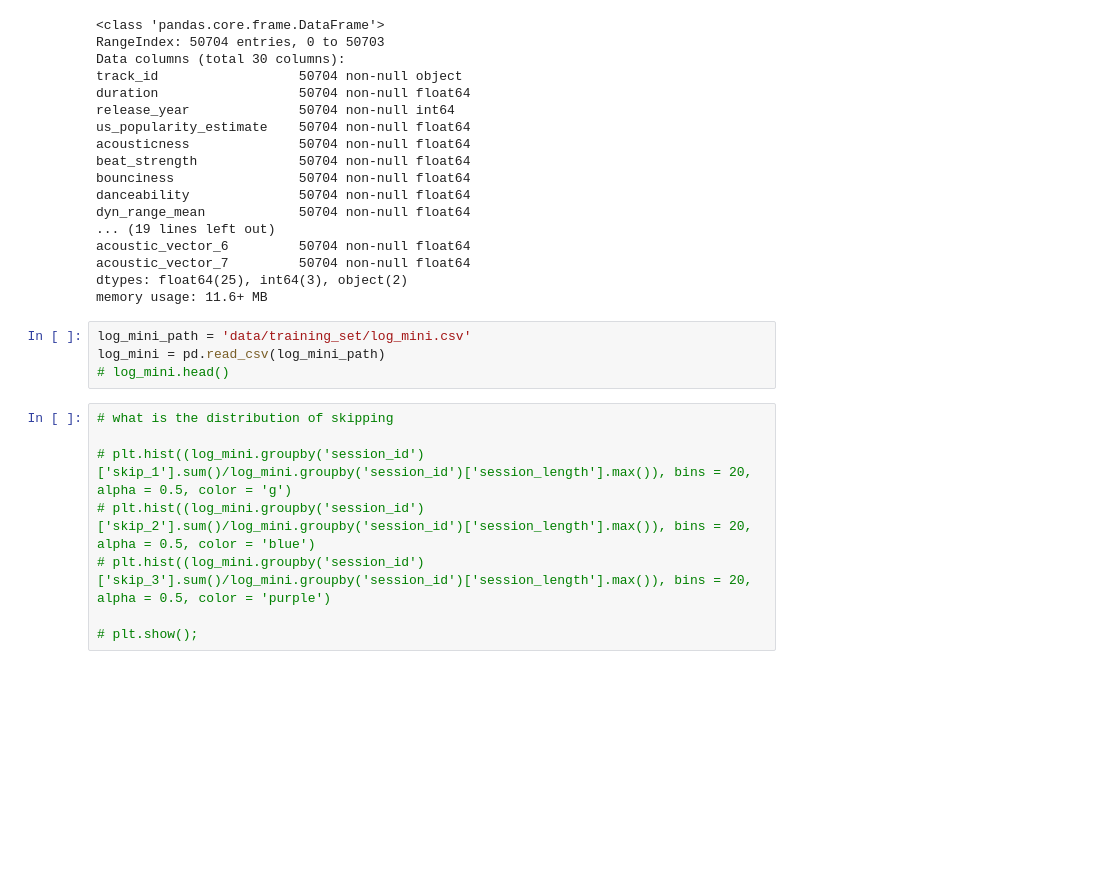
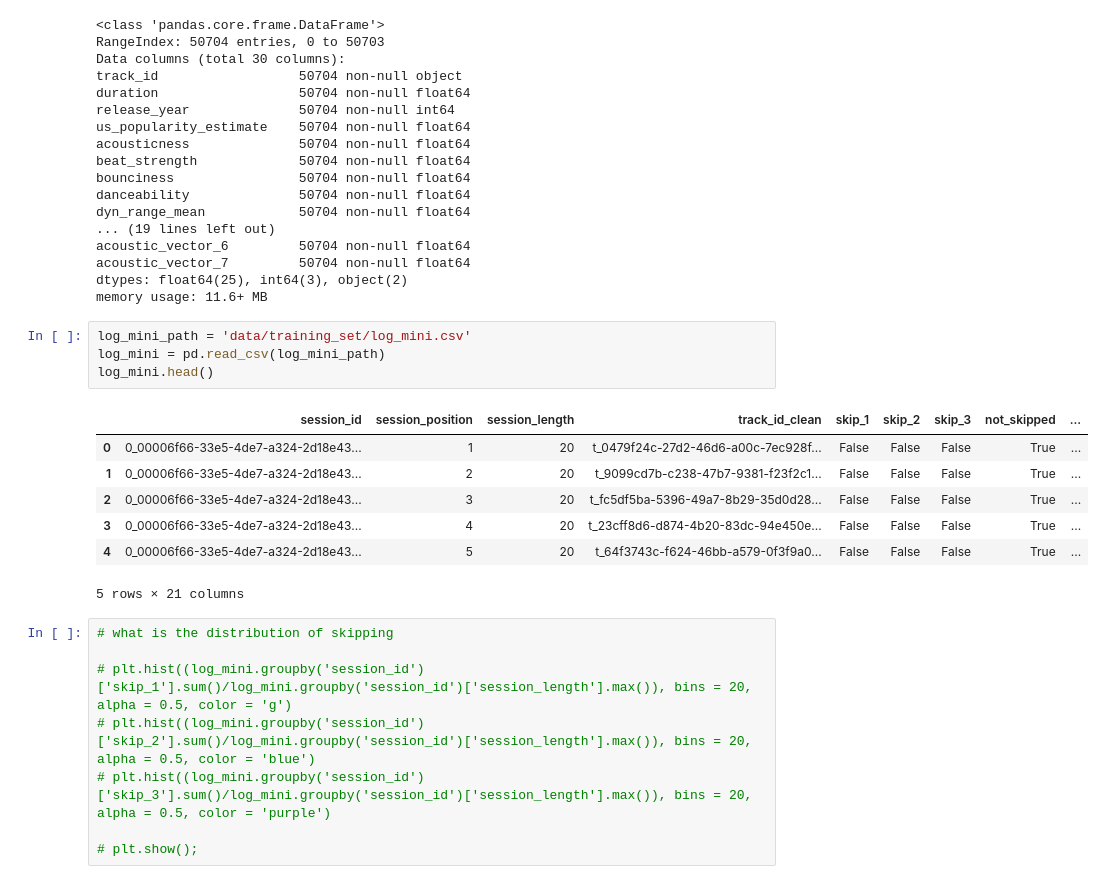
Before and after one commit to cjenniferwong/spotify_skip_predictor, a Jupyter notebook: Initial_EDA_jennwong.ipynb, the cells around one changed output. Cells and saved outputs as stored; diff of their text form; blank space fills up the shorter version.

```diff
--- a/Initial_EDA_jennwong.ipynb
+++ b/Initial_EDA_jennwong.ipynb
@@ -46,7 +46,15 @@ memory usage: 11.6+ MB
 # %%
 log_mini_path = 'data/training_set/log_mini.csv'
 log_mini = pd.read_csv(log_mini_path)
-# log_mini.head()
+log_mini.head()
+# %% [output]
+|  | session_id | session_position | session_length | track_id_clean | skip_1 | skip_2 | skip_3 | not_skipped | ... |
+| 0 | 0_00006f66-33e5-4de7-a324-2d18e43... | 1 | 20 | t_0479f24c-27d2-46d6-a00c-7ec928f... | False | False | False | True | ... |
+| 1 | 0_00006f66-33e5-4de7-a324-2d18e43... | 2 | 20 | t_9099cd7b-c238-47b7-9381-f23f2c1... | False | False | False | True | ... |
+| 2 | 0_00006f66-33e5-4de7-a324-2d18e43... | 3 | 20 | t_fc5df5ba-5396-49a7-8b29-35d0d28... | False | False | False | True | ... |
+| 3 | 0_00006f66-33e5-4de7-a324-2d18e43... | 4 | 20 | t_23cff8d6-d874-4b20-83dc-94e450e... | False | False | False | True | ... |
+| 4 | 0_00006f66-33e5-4de7-a324-2d18e43... | 5 | 20 | t_64f3743c-f624-46bb-a579-0f3f9a0... | False | False | False | True | ... |
+5 rows × 21 columns
 # %%
 # what is the distribution of skipping
 
```
Also changed, not shown: parts of 12 cells of this notebook, 1 other file.
